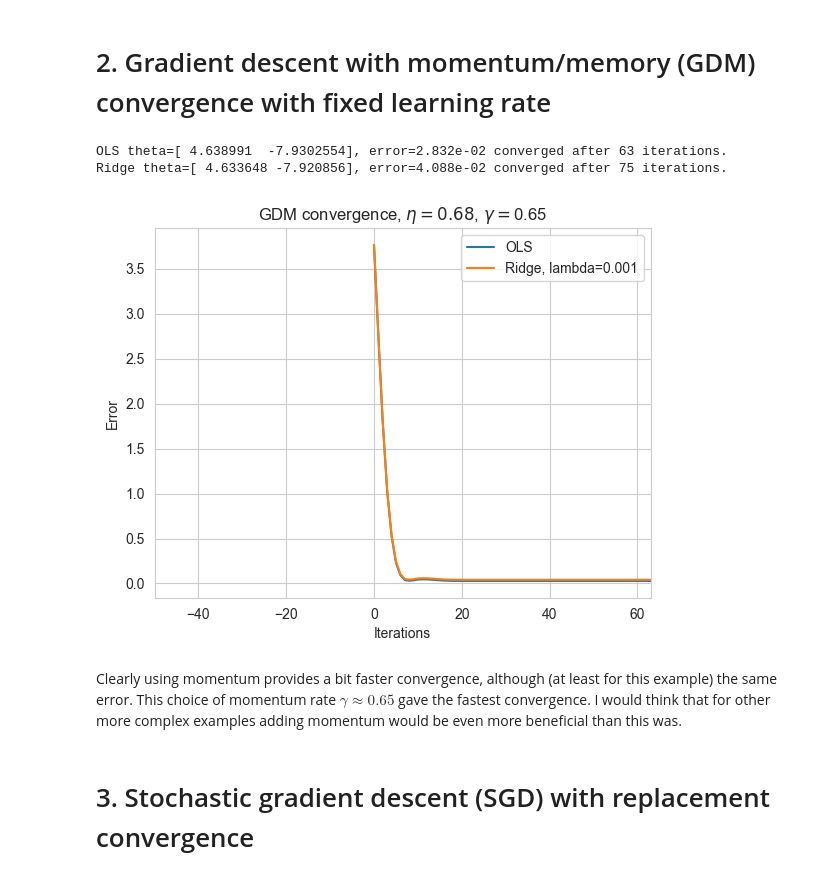
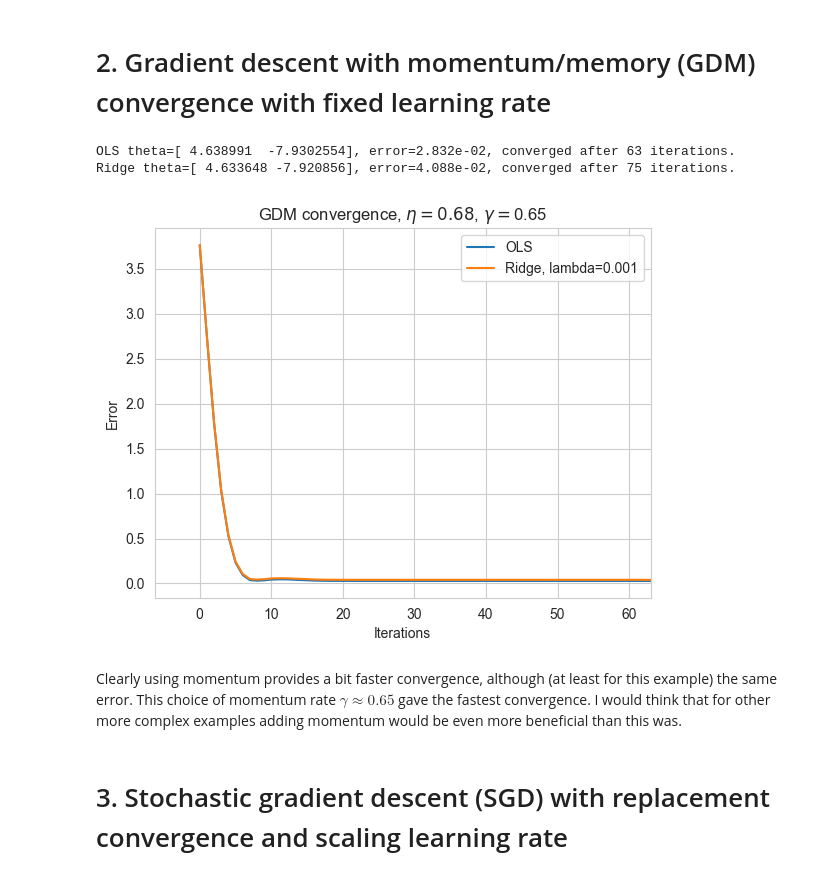
Before and after one commit to LassePladsen/FYS-STK3155-4155, a Jupyter notebook: Weekly exercises/42&42/Week 41&42 Lasse Pladsen.ipynb, the cells around one changed output. Cells and saved outputs as stored; diff of their text form; code cells hidden in the pictures.

```diff
--- a/Weekly exercises/42&42/Week 41&42 Lasse Pladsen.ipynb
+++ b/Weekly exercises/42&42/Week 41&42 Lasse Pladsen.ipynb
@@ -48,7 +48,6 @@ class Ridge(OLS):
     def __init__(self, X, y, lmbda):
         super().__init__(X, y)
         self.lmbda = lmbda
-        self.automatic_grad = grad(self.cost_func)
 
     def cost_func(self, theta):
         return 1 / self.N * jnp.sum((self.y - self.X @ theta)**2) + lmbda * jnp.sum(jnp.abs(theta))
@@ -210,41 +209,42 @@ theta_gdm_ridge_prev = np.zeros(theta_gdm_ridge.shape)
 change = 0
 for epoch_ridge in epoch_iters:
     theta_gdm_ridge_prev = theta_gdm_ridge.copy()
 
     # GDM change
     new_change = learn_rate * grad_ridge(theta_gdm_ridge) + momentum_rate * change
 
     # Update values
     theta_gdm_ridge -= new_change
     change = new_change.copy()
 
     # Store MSE as error
     errors_gdm_ridge[epoch_ridge] = ridge.cost_func(theta_gdm_ridge)
 
     # Convergence test
     if all(abs(theta_gdm_ridge - theta_gdm_ridge_prev) <= theta_tol):
         errors_gdm_ridge[epoch_ridge:] = errors_gdm_ridge[epoch_ridge]
         break
 
 plt.plot(epoch_iters, errors_gdm_ols, label="OLS")
 plt.plot(epoch_iters, errors_gdm_ridge, label=f"Ridge, lambda={lmbda}")
 plt.xlabel("Iterations")
 plt.ylabel(r"Error")
 plt.title(f"GDM convergence, $\eta={learn_rate:.2f}$, $\gamma=${momentum_rate:.2f}")
-plt.xlim(right=epoch_ols)
+plt.xlim(-0.1 * epoch_ols, epoch_ols)
 plt.grid(True)
 plt.legend()
 
 # Print theta values and convergence times
 print(f"OLS theta={theta_gdm_ols.ravel()}, error={errors_gdm_ols[-1]:.3e}, converged after {epoch_ols} iterations.")
-print(f"Ridge theta={theta_gdm_ridge.ravel()}, error={errors_gdm_ridge[-1]:.3e}, converged after {epoch_ridge} iterations.")
+print(
+        f"Ridge theta={theta_gdm_ridge.ravel()}, error={errors_gdm_ridge[-1]:.3e}, converged after {epoch_ridge} iterations.")
 # %% [output]
-OLS theta=[ 4.638991  -7.9302554], error=2.832e-02 converged after 63 iterations.
-Ridge theta=[ 4.633648 -7.920856], error=4.088e-02 converged after 75 iterations.
+OLS theta=[ 4.638991  -7.9302554], error=2.832e-02, converged after 63 iterations.
+Ridge theta=[ 4.633648 -7.920856], error=4.088e-02, converged after 75 iterations.
-[figure, old version]
+[figure, new version]
 # %% [markdown]
 Clearly using momentum provides a bit faster convergence, although (at least for this example) the same error. This choice of momentum rate $\gamma\approx0.65$ gave the fastest convergence. I would think that for other more complex examples adding momentum would be even more beneficial than this was.
 # %% [markdown]
-# 3. Stochastic gradient descent (SGD) with replacement convergence
+# 3. Stochastic gradient descent (SGD) with replacement convergence and scaling learning rate
 # %%
 # Parameters
```
Also changed, not shown: parts of 21 cells of this notebook.
